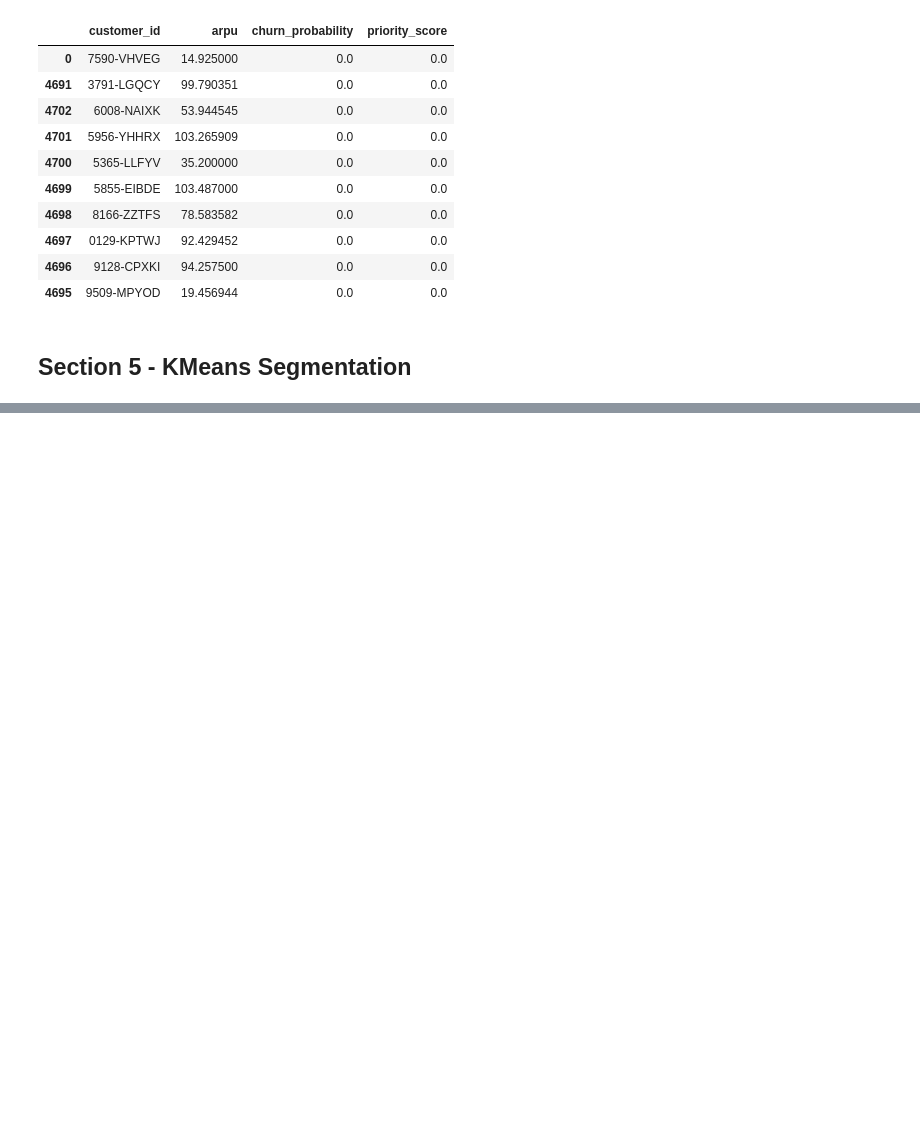
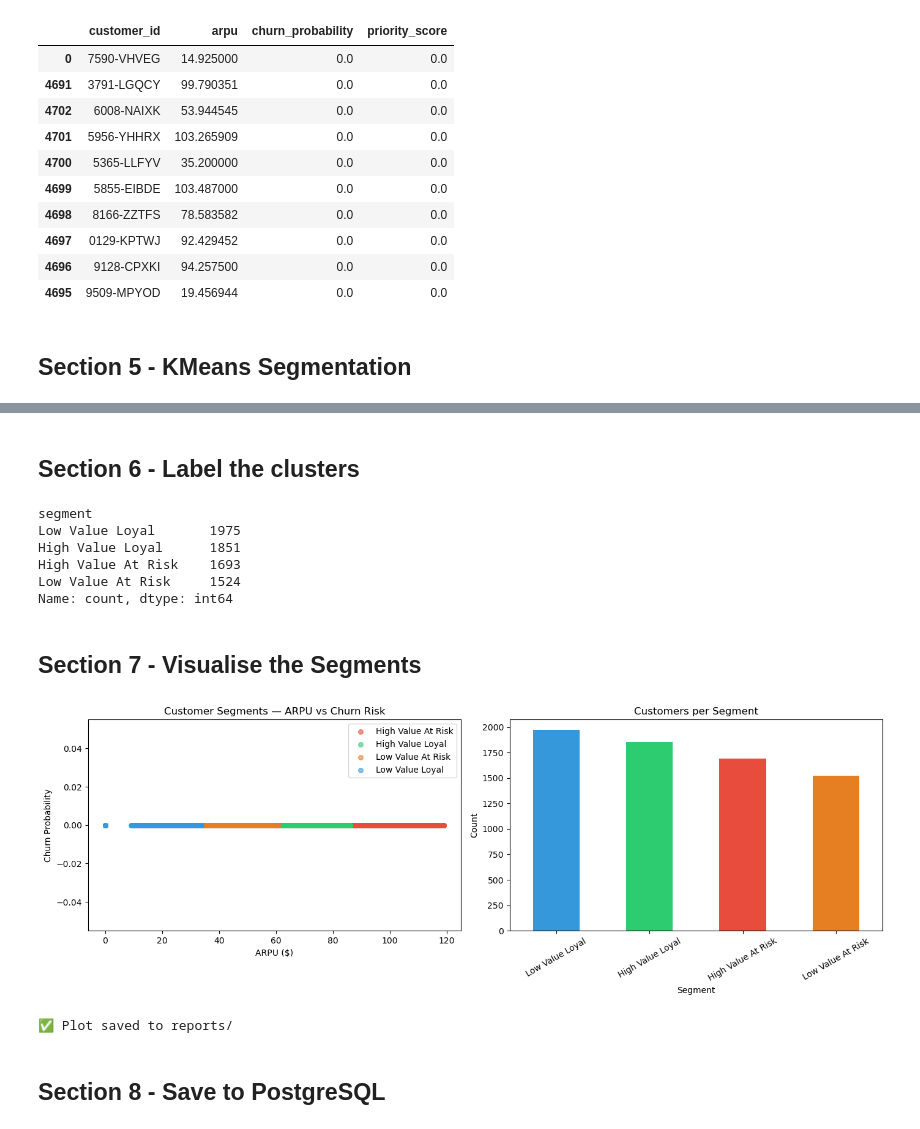
Before and after one commit to M20Jay/churn-prediction-pipeline, a Jupyter notebook: notebooks/03_ARPU_and_Segmentation.ipynb, the cells around one changed output, grey strips where cells are left out. Cells and saved outputs as stored; diff of their text form; code cells hidden in the pictures; blank space fills up the shorter version.

```diff
--- a/notebooks/03_ARPU_and_Segmentation.ipynb
+++ b/notebooks/03_ARPU_and_Segmentation.ipynb
@@ -126,11 +126,11 @@ Customers with priority score: 7043
 ## Section 5 - KMeans Segmentation
 # %%
 # Features for clustering
-cluster_features =[[ 'arpu'], ['churn_probability']].copy()
+cluster_features = df[['arpu', 'churn_probability']].copy()
 
 # Scale — KMeans needs this
 scaler = StandardScaler()
-X_scaled = scaler.fit_transform(culster_features)
+X_scaled = scaler.fit_transform(cluster_features)
 
 # KMeans — 4 clusters
 kmeans = KMeans(n_clusters=4, random_state=42, n_init=10)
@@ -139,3 +139,6 @@ df['cluster'] = kmeans.fit_predict(X_scaled)
 # See cluster centers
 cluster_centers = pd.DataFrame(scaler.inverse_transform(kmeans.cluster_centers_),
 columns=['arpu_center', 'prob_center'])
+
+print(cluster_centers)
+print(f"\nCluster counts:\n{df['cluster'].value_counts()}")
@@ -141,0 +159,69 @@ columns=['arpu_center', 'prob_center'])
+# %% [markdown]
+## Section 6 - Label the clusters
+# %%
+# Map cluster numbers to business names
+# Based on arpu_center values we just saw
+cluster_labels = {
+    0: 'Low Value Loyal',
+    1: 'High Value Loyal',
+    2: 'High Value At Risk',
+    3: 'Low Value At Risk'
+}
+
+df['segment'] = df['cluster'].map(cluster_labels)
+
+print((df['segment'].value_counts()))
+# %% [output]
+segment
+Low Value Loyal       1975
+High Value Loyal      1851
+High Value At Risk    1693
+Low Value At Risk     1524
+Name: count, dtype: int64
+# %% [markdown]
+## Section 7 - Visualise the Segments
+# %%
+#visuals
+fig, axes = plt.subplots(1, 2, figsize=(14, 5))
+
+colors = {
+    'High Value At Risk': '#e74c3c',
+    'High Value Loyal':   '#2ecc71',
+    'Low Value At Risk':  '#e67e22',
+    'Low Value Loyal':    '#3498db'
+}
+
+# Scatter plot
+for segment, group in df.groupby('segment'):
+    axes[0].scatter(
+        group['arpu'],
+        group['churn_probability'],
+        label=segment,
+        color=colors.get(segment, 'gray'),
+        alpha=0.6, s=30
+    )
+
+axes[0].set_xlabel('ARPU ($)')
+axes[0].set_ylabel('Churn Probability')
+axes[0].set_title('Customer Segments — ARPU vs Churn Risk')
+axes[0].legend()
+
+# Bar chart
+df['segment'].value_counts().plot(
+    kind='bar', ax=axes[1],
+    color=[colors.get(s, 'gray') for s in df['segment'].value_counts().index]
+)
+axes[1].set_title('Customers per Segment')
+axes[1].set_xlabel('Segment')
+axes[1].set_ylabel('Count')
+axes[1].tick_params(axis='x', rotation=30)
+
+plt.tight_layout()
+plt.savefig('reports/arpu_segmentation.png', dpi=150, bbox_inches='tight')
+plt.show()
+print("✅ Plot saved to reports/")
+# %% [output]
+[figure, added]
+✅ Plot saved to reports/
+# %% [markdown]
+## Section 8 - Save to PostgreSQL
```
Also changed, not shown: parts of 2 cells of this notebook, 4 other files.
